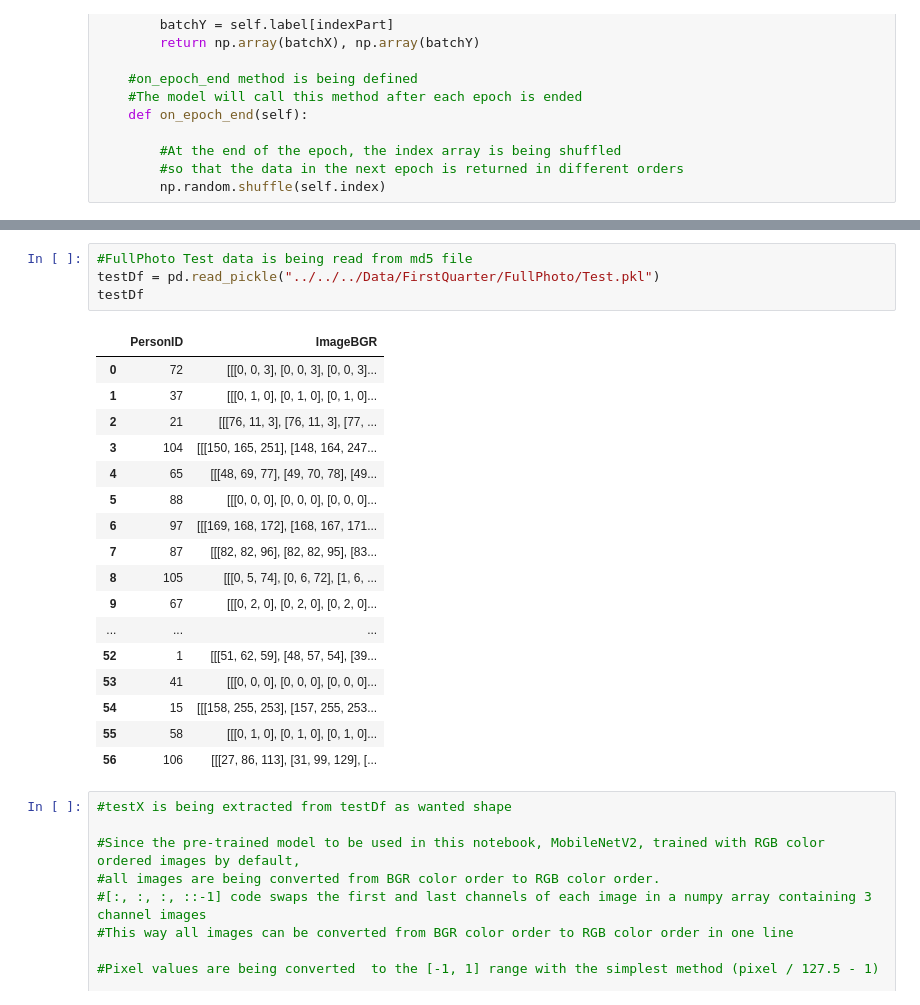
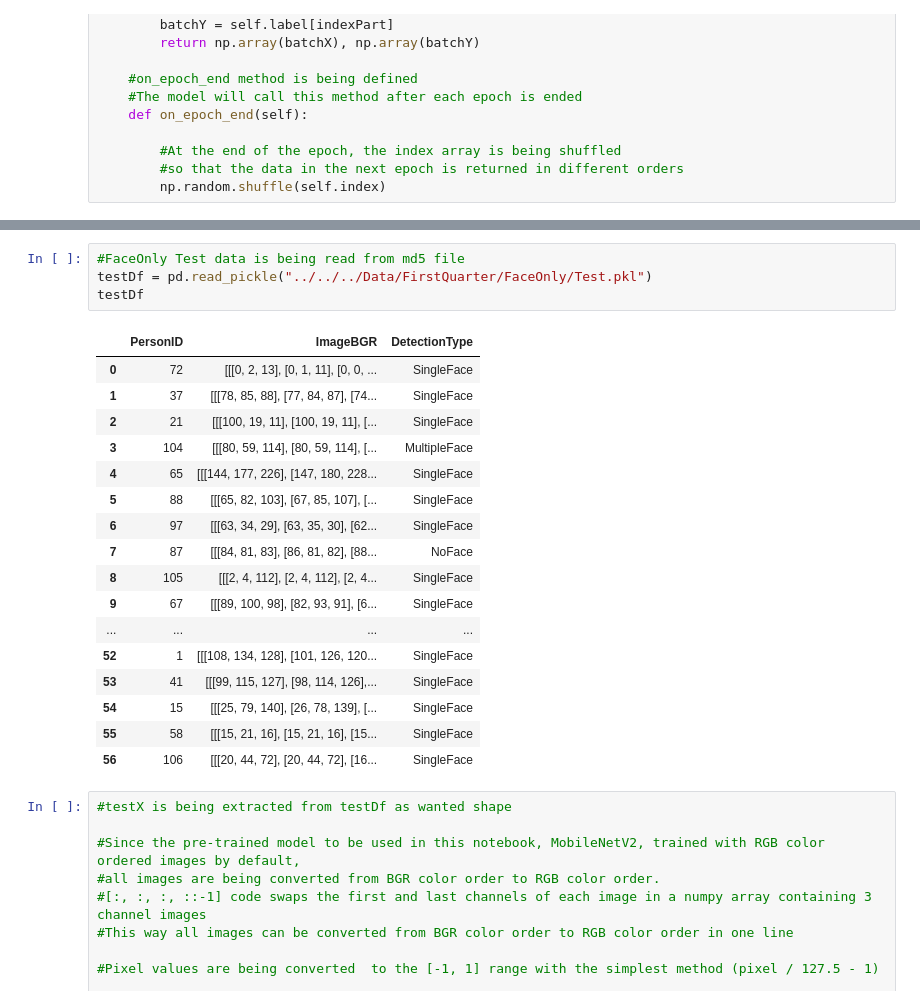
Before and after one commit to RsgAI/Face-Recognition, a Jupyter notebook: Training/FirstQuarter/FaceOnly/Training10.ipynb, the cells around one changed output, grey strips where cells are left out. Cells and saved outputs as stored; diff of their text form.

```diff
--- a/Training/FirstQuarter/FaceOnly/Training10.ipynb
+++ b/Training/FirstQuarter/FaceOnly/Training10.ipynb
@@ -367,25 +367,25 @@ plt.show()
 # %%
-#FullPhoto Test data is being read from md5 file
-testDf = pd.read_pickle("../../../Data/FirstQuarter/FullPhoto/Test.pkl")
+#FaceOnly Test data is being read from md5 file
+testDf = pd.read_pickle("../../../Data/FirstQuarter/FaceOnly/Test.pkl")
 testDf
 # %% [output]
-|  | PersonID | ImageBGR |
-| 0 | 72 | [[[0, 0, 3], [0, 0, 3], [0, 0, 3]... |
-| 1 | 37 | [[[0, 1, 0], [0, 1, 0], [0, 1, 0]... |
-| 2 | 21 | [[[76, 11, 3], [76, 11, 3], [77, ... |
-| 3 | 104 | [[[150, 165, 251], [148, 164, 247... |
-| 4 | 65 | [[[48, 69, 77], [49, 70, 78], [49... |
-| 5 | 88 | [[[0, 0, 0], [0, 0, 0], [0, 0, 0]... |
-| 6 | 97 | [[[169, 168, 172], [168, 167, 171... |
-| 7 | 87 | [[[82, 82, 96], [82, 82, 95], [83... |
-| 8 | 105 | [[[0, 5, 74], [0, 6, 72], [1, 6, ... |
-| 9 | 67 | [[[0, 2, 0], [0, 2, 0], [0, 2, 0]... |
-| ... | ... | ... |
-| 52 | 1 | [[[51, 62, 59], [48, 57, 54], [39... |
-| 53 | 41 | [[[0, 0, 0], [0, 0, 0], [0, 0, 0]... |
-| 54 | 15 | [[[158, 255, 253], [157, 255, 253... |
-| 55 | 58 | [[[0, 1, 0], [0, 1, 0], [0, 1, 0]... |
-| 56 | 106 | [[[27, 86, 113], [31, 99, 129], [... |
+|  | PersonID | ImageBGR | DetectionType |
+| 0 | 72 | [[[0, 2, 13], [0, 1, 11], [0, 0, ... | SingleFace |
+| 1 | 37 | [[[78, 85, 88], [77, 84, 87], [74... | SingleFace |
+| 2 | 21 | [[[100, 19, 11], [100, 19, 11], [... | SingleFace |
+| 3 | 104 | [[[80, 59, 114], [80, 59, 114], [... | MultipleFace |
+| 4 | 65 | [[[144, 177, 226], [147, 180, 228... | SingleFace |
+| 5 | 88 | [[[65, 82, 103], [67, 85, 107], [... | SingleFace |
+| 6 | 97 | [[[63, 34, 29], [63, 35, 30], [62... | SingleFace |
+| 7 | 87 | [[[84, 81, 83], [86, 81, 82], [88... | NoFace |
+| 8 | 105 | [[[2, 4, 112], [2, 4, 112], [2, 4... | SingleFace |
+| 9 | 67 | [[[89, 100, 98], [82, 93, 91], [6... | SingleFace |
+| ... | ... | ... | ... |
+| 52 | 1 | [[[108, 134, 128], [101, 126, 120... | SingleFace |
+| 53 | 41 | [[[99, 115, 127], [98, 114, 126],... | SingleFace |
+| 54 | 15 | [[[25, 79, 140], [26, 78, 139], [... | SingleFace |
+| 55 | 58 | [[[15, 21, 16], [15, 21, 16], [15... | SingleFace |
+| 56 | 106 | [[[20, 44, 72], [20, 44, 72], [16... | SingleFace |
 # %%
 #testX is being extracted from testDf as wanted shape
 
```
Also changed, not shown: parts of 10 cells of this notebook, 1 other file.
